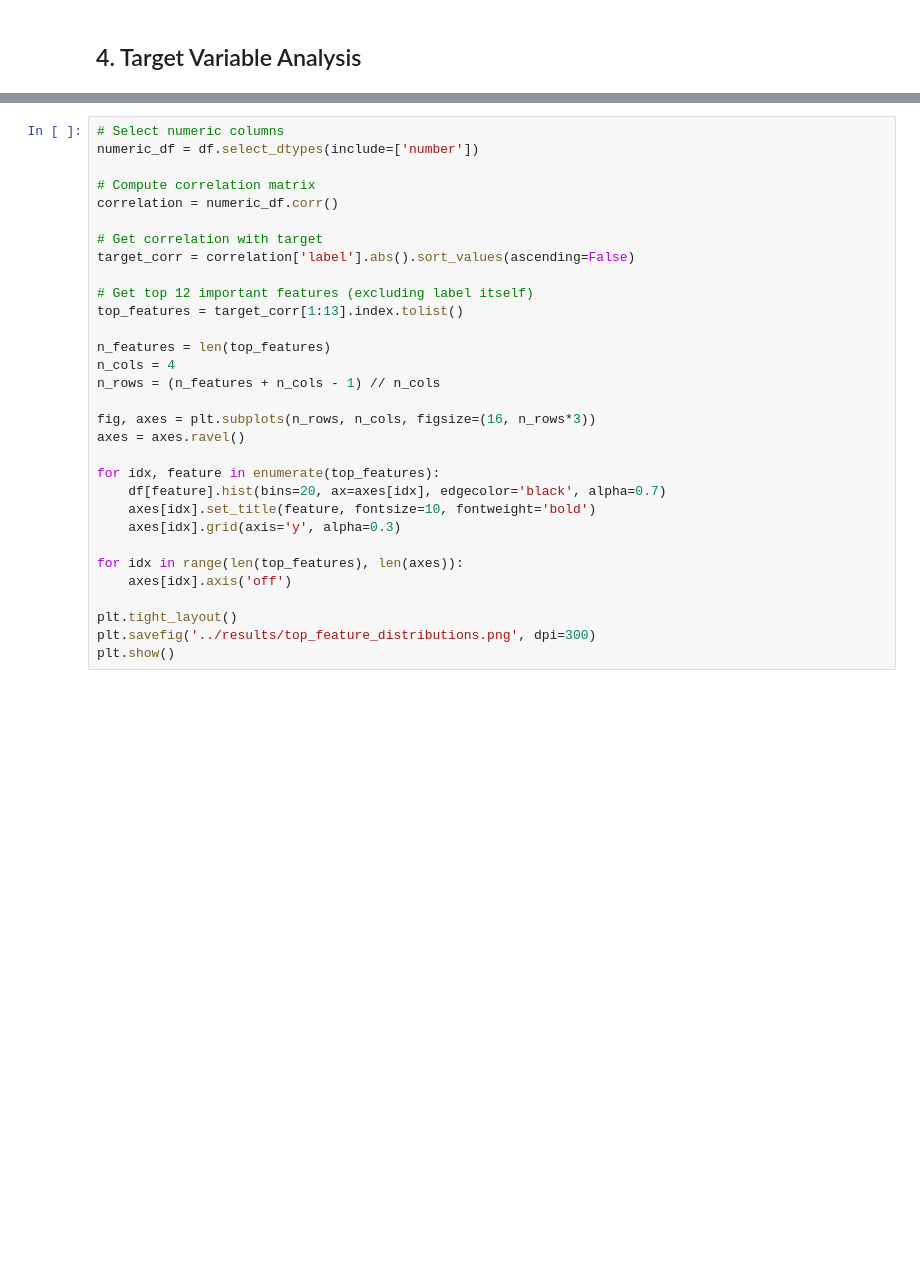
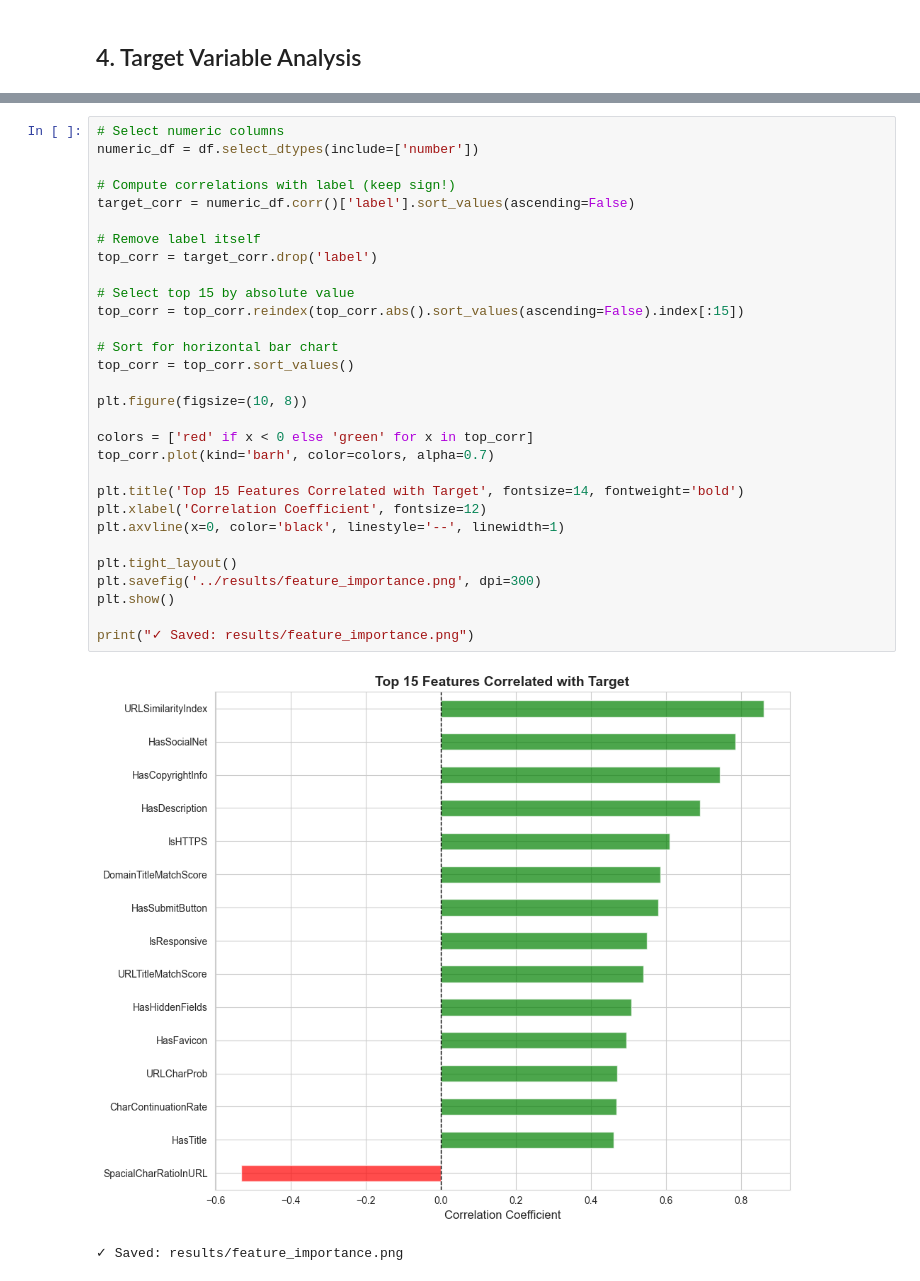
Before and after one commit to rhythmvora/ai-cyber-lab2-rhythm, a Jupyter notebook: notebooks/01_eda.ipynb, the cells around one changed output, grey strips where cells are left out. Saved outputs shown, nothing was run; the diff lists cells and outputs as text; blank space fills up the shorter version.

```diff
--- a/notebooks/01_eda.ipynb
+++ b/notebooks/01_eda.ipynb
@@ -291,31 +234,33 @@ Feature names:
 # %%
 # Select numeric columns
 numeric_df = df.select_dtypes(include=['number'])
 
-# Compute correlation matrix
-correlation = numeric_df.corr()
+# Compute correlations with label (keep sign!)
+target_corr = numeric_df.corr()['label'].sort_values(ascending=False)
 
-# Get correlation with target
-target_corr = correlation['label'].abs().sort_values(ascending=False)
+# Remove label itself
+top_corr = target_corr.drop('label')
 
-# Get top 12 important features (excluding label itself)
-top_features = target_corr[1:13].index.tolist()
+# Select top 15 by absolute value
+top_corr = top_corr.reindex(top_corr.abs().sort_values(ascending=False).index[:15])
 
-n_features = len(top_features)
-n_cols = 4
-n_rows = (n_features + n_cols - 1) // n_cols
+# Sort for horizontal bar chart
+top_corr = top_corr.sort_values()
 
-fig, axes = plt.subplots(n_rows, n_cols, figsize=(16, n_rows*3))
-axes = axes.ravel()
+plt.figure(figsize=(10, 8))
 
-for idx, feature in enumerate(top_features):
-    df[feature].hist(bins=20, ax=axes[idx], edgecolor='black', alpha=0.7)
-    axes[idx].set_title(feature, fontsize=10, fontweight='bold')
-    axes[idx].grid(axis='y', alpha=0.3)
+colors = ['red' if x < 0 else 'green' for x in top_corr]
+top_corr.plot(kind='barh', color=colors, alpha=0.7)
 
-for idx in range(len(top_features), len(axes)):
-    axes[idx].axis('off')
+plt.title('Top 15 Features Correlated with Target', fontsize=14, fontweight='bold')
+plt.xlabel('Correlation Coefficient', fontsize=12)
+plt.axvline(x=0, color='black', linestyle='--', linewidth=1)
 
 plt.tight_layout()
-plt.savefig('../results/top_feature_distributions.png', dpi=300)
+plt.savefig('../results/feature_importance.png', dpi=300)
 plt.show()
+
+print("✓ Saved: results/feature_importance.png")
+# %% [output]
+[figure, added]
+✓ Saved: results/feature_importance.png
```
Also changed, not shown: parts of 25 cells of this notebook, 14 other files.
